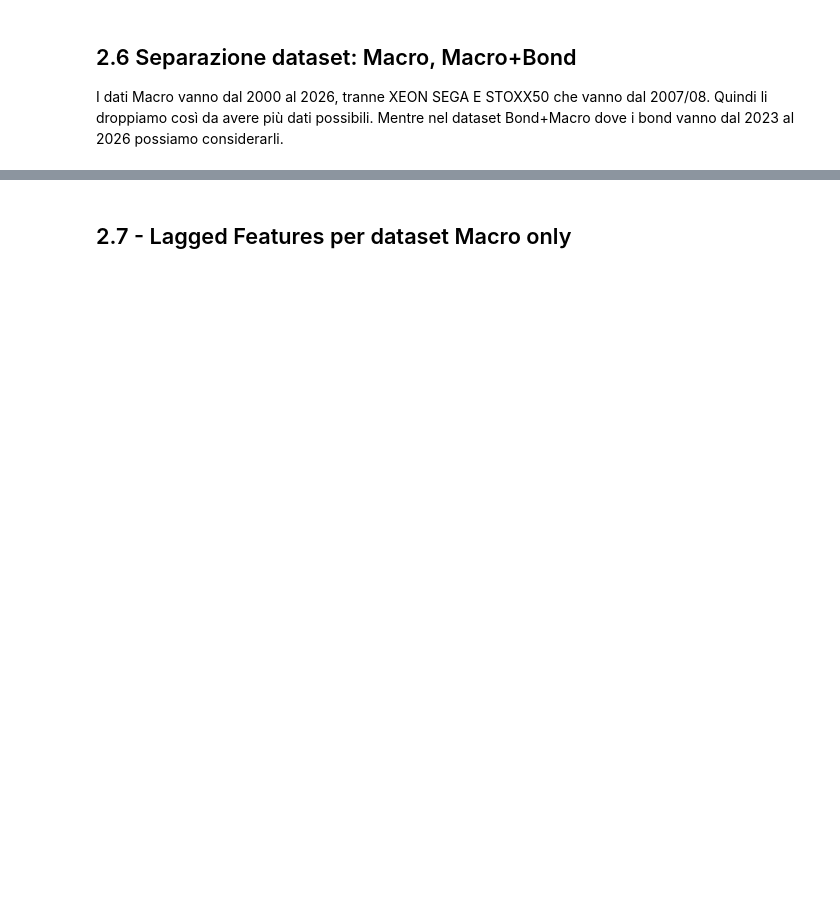
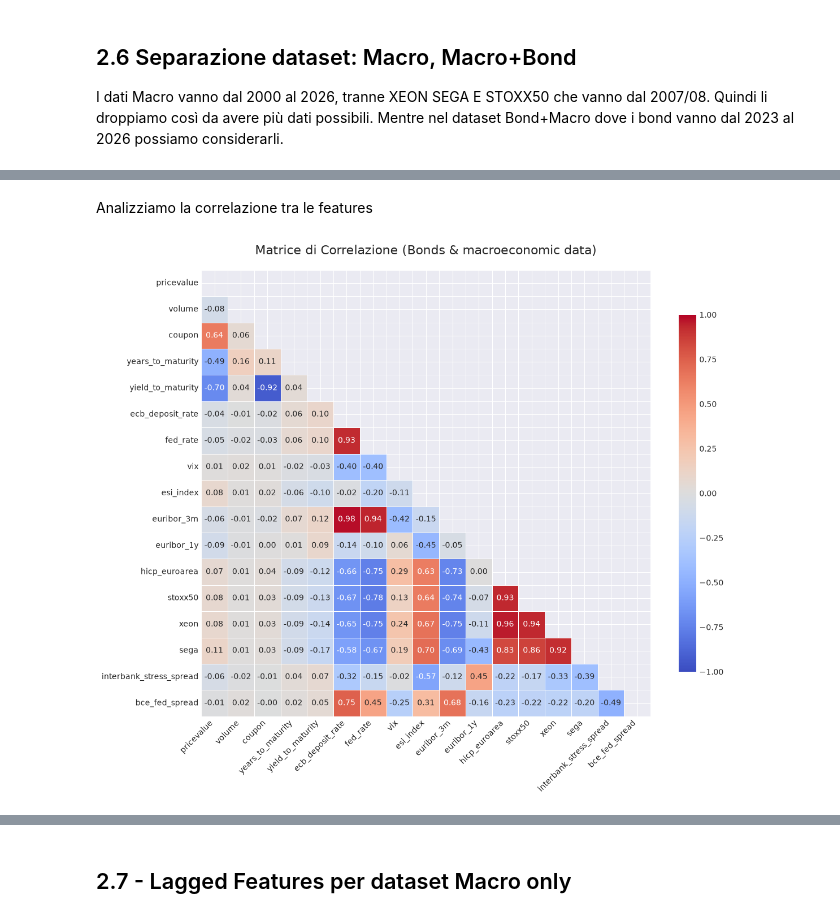
Before and after one commit to whowasfra/bond_screener, a Jupyter notebook: 02_Preprocessing_Feature_Engineering.ipynb, the cells around one changed output, grey strips where cells are left out. Cells and saved outputs as stored; diff of their text form; code cells hidden in the pictures; blank space fills up the shorter version.

```diff
--- a/02_Preprocessing_Feature_Engineering.ipynb
+++ b/02_Preprocessing_Feature_Engineering.ipynb
@@ -222,17 +215,17 @@ def calculate_ytm(row):
         ytm_approximated = numerator / denominator
         return ytm_approximated * 100  # Converti in percentuale
 
-df_ml['Yield_to_Maturity'] = df_ml.apply(calculate_ytm, axis=1)
+df_ml['yield_to_maturity'] = df_ml.apply(calculate_ytm, axis=1)
 
 # Filtra YTM negativi anomali o troppo alti (< -10% o > 50%)
 n_before = df_ml.shape[0]
-df_ml = df_ml[(df_ml['Yield_to_Maturity'] > -10) & (df_ml['Yield_to_Maturity'] < 50)].copy()
+df_ml = df_ml[(df_ml['yield_to_maturity'] > -10) & (df_ml['yield_to_maturity'] < 50)].copy()
 print(f"Scartate {n_before - df_ml.shape[0]} righe con rendimenti matematicamente anomali.")
 
 print("--- Yield to Maturity Statistics ---")
-print(df_ml['Yield_to_Maturity'].describe())
-print(f"\nYTM negativo: {(df_ml['Yield_to_Maturity'] < 0).sum()}")
-print(f"YTM positivo: {(df_ml['Yield_to_Maturity'] >= 0).sum()}")
+print(df_ml['yield_to_maturity'].describe())
+print(f"\nYTM negativo: {(df_ml['yield_to_maturity'] < 0).sum()}")
+print(f"YTM positivo: {(df_ml['yield_to_maturity'] >= 0).sum()}")
 # %% [output]
 Scartate 3792 righe con rendimenti matematicamente anomali.
 --- Yield to Maturity Statistics ---
@@ -292,0 +288,48 @@ df_bond_macro.to_csv('./data/df_bond_macro.csv', index=False)
+# %% [markdown]
+Analizziamo la correlazione tra le features
+# %%
+import matplotlib.pyplot as plt
+import seaborn as sns
+import numpy as np
+
+# Selezioniamo solo un sottoinsieme delle features rilevanti
+selected_features = [
+       'pricevalue', 'volume', 'coupon',
+       'years_to_maturity', 'yield_to_maturity','ecb_deposit_rate',
+       'fed_rate', 'vix', 'esi_index','euribor_3m', 'euribor_1y',
+       'hicp_euroarea', 'stoxx50', 'xeon', 'sega','interbank_stress_spread',
+       'short_yield_curve_slope', 'bce_fed_spread'
+]
+
+# Assicuriamoci che le colonne selezionate siano presenti nel DataFrame
+selected_features = [col for col in selected_features if col in df_bond_macro.columns]
+
+# Calcoliamo la matrice di correlazione
+correlation_matrix = df_bond_macro[selected_features].corr()
+
+# Creiamo una maschera per nascondere il triangolo superiore
+mask = np.triu(np.ones_like(correlation_matrix, dtype=bool))
+
+# Impostiamo le dimensioni della figura
+plt.figure(figsize=(12, 10))
+
+# Creiamo la heatmap
+sns.heatmap(correlation_matrix,
+            mask=mask,
+            annot=True,          # Mostra i numeri
+            fmt=".2f",           # Arrotonda a 2 decimali
+            cmap='coolwarm',     # Colori: Rosso per correlazione +, Blu per -
+            vmin=-1, vmax=1,     # Scala fissa da -1 a 1
+            linewidths=0.5,
+            cbar_kws={"shrink": .8})
+
+
+plt.title('Matrice di Correlazione (Bonds & macroeconomic data)', fontsize=16, pad=20)
+plt.xticks(rotation=45, ha='right')
+plt.tight_layout()
+
+#plt.savefig('./paper/plots/correlation_matrix_bonds_macro.png', dpi=300, bbox_inches='tight')
+
+plt.show()
+# %% [output]
+[figure, added]
```
Also changed, not shown: parts of 15 cells of this notebook.
